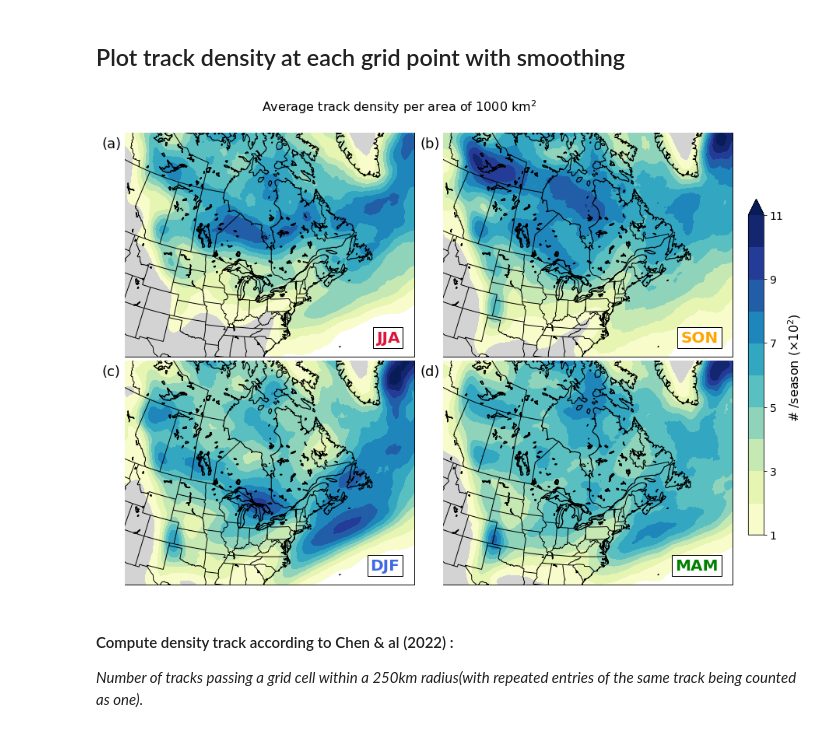
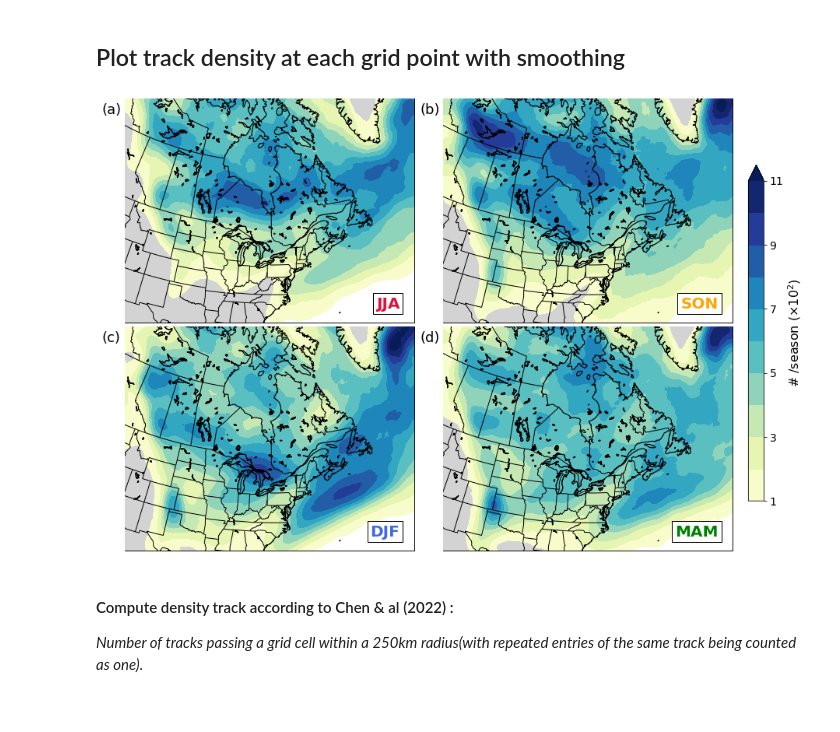
Before and after one commit to maxinecloutierg/ERA5_Storm_Track, a Jupyter notebook: jupyter/plot_track_density.ipynb, the cells around one changed output. Cells and saved outputs as stored; diff of their text form; code cells hidden in the pictures.

```diff
--- a/jupyter/plot_track_density.ipynb
+++ b/jupyter/plot_track_density.ipynb
@@ -95,7 +96,7 @@ colors = ['crimson', 'orange', 'royalblue', 'green']
 index = ['(a)', '(b)', '(c)', '(d)']
 
 i = 1
-fig = plt.figure(figsize = (14, 12), facecolor='white')
+fig = plt.figure(figsize = (14, 12))
 proj = ccrs.LambertConformal(central_longitude=-80, central_latitude=35, standard_parallels=[35])
 extent = (-110, -50, 27.5, 67.3)
 
@@ -143,7 +144,7 @@ cbar.ax.tick_params(labelsize=14)
 
 # Adjust the spacing between subplots
 fig.subplots_adjust(hspace=0.01, top=0.8, wspace = 0.1)
-fig.text(0.33, 0.85, 'Average track density per area of 1000 km$^{2}$', va='top', fontsize=16)
+#fig.text(0.33, 0.85, 'Average track density per area of 1000 km$^{2}$', va='top', fontsize=16)
 plt.savefig('/pampa/cloutier/fig/track_den_1000km2.png', dpi=300)
 
 plt.show()
@@ -166,7 +167,7 @@ colors = ['crimson', 'orange', 'royalblue', 'green']
 index = ['(a)', '(b)', '(c)', '(d)']
 
 i = 1
-fig = plt.figure(figsize = (14, 12), facecolor='white')
+fig = plt.figure(figsize = (14, 12))
 proj = ccrs.LambertConformal(central_longitude=-80, central_latitude=35, standard_parallels=[35])
 extent = (-110, -50, 27.5, 67.3)
 
@@ -198,36 +199,36 @@ for szn, col, idx in zip(seasons, colors, index) :
     contour = ax.contourf(lon, lat, den_filt, transform=ccrs.PlateCarree(),
                           zorder=5, cmap=plt.cm.get_cmap('YlGnBu'), levels=np.arange(1,12), extend='max')
 
     ax.spines['geo'].set_linewidth(1)
 
     ax.text(0.95, 0.05, szn, transform=ax.transAxes, ha='right', va='bottom',
             bbox=dict(facecolor='white', edgecolor='black'), fontsize=20, zorder=16, fontweight ='bold', color=col)
 
     fig.text(-0.08, 0.98, idx, transform=ax.transAxes, ha='left', va='top', fontsize=18)
 
 
 # Create a colorbar next to the figure
 # Value 1 : x coordinate (move left and right)
 # value 2 : y coordinate (move up and down)
 # Value 3 : Width
 # value 4 : height (in terms of % of the figure)
 cbar_ax = fig.add_axes([0.92, 0.2, 0.02, 0.5])  # Adjust the position and size as needed
 cbar = fig.colorbar(contour, cax=cbar_ax)
 
 cbar.set_label(label=r'# /season ($\times 10^{2}$)', size=16)
 cbar.ax.tick_params(labelsize=14)
 
 # Adjust the spacing between subplots
 fig.subplots_adjust(hspace=0.01, top=0.8, wspace = 0.1)
-fig.text(0.3, 0.85, 'Average track density per area of 1000 km$^{2}$', va='top', fontsize=16)
+#fig.text(0.3, 0.85, 'Average track density per area of 1000 km$^{2}$', va='top', fontsize=16)
 
-plt.savefig('/pampa/cloutier/fig/track_den_1000km2_smooth.png', dpi=300)
+plt.savefig('/pampa/cloutier/fig/track_den_1000km2_smooth.png', dpi=300, bbox_inches='tight', figsize=(14,12))
 
 plt.show()
 
 Track.close()
 # %% [output]
-[figure, old version]
+[figure, new version]
 # %% [markdown]
 #### Compute density track according to Chen & al (2022) :
 *Number of tracks passing a grid cell within a 250km radius(with repeated entries of the same track being counted as one).*
```
Also changed, not shown: parts of 9 cells of this notebook, 2 other files.
